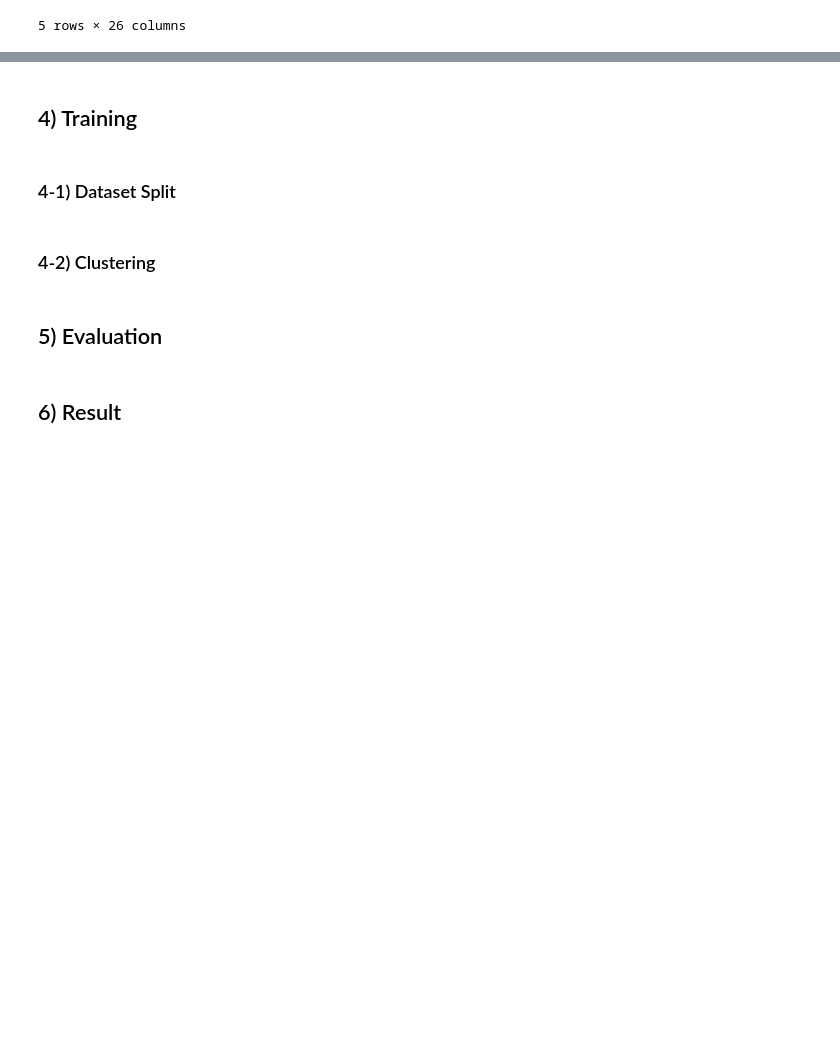
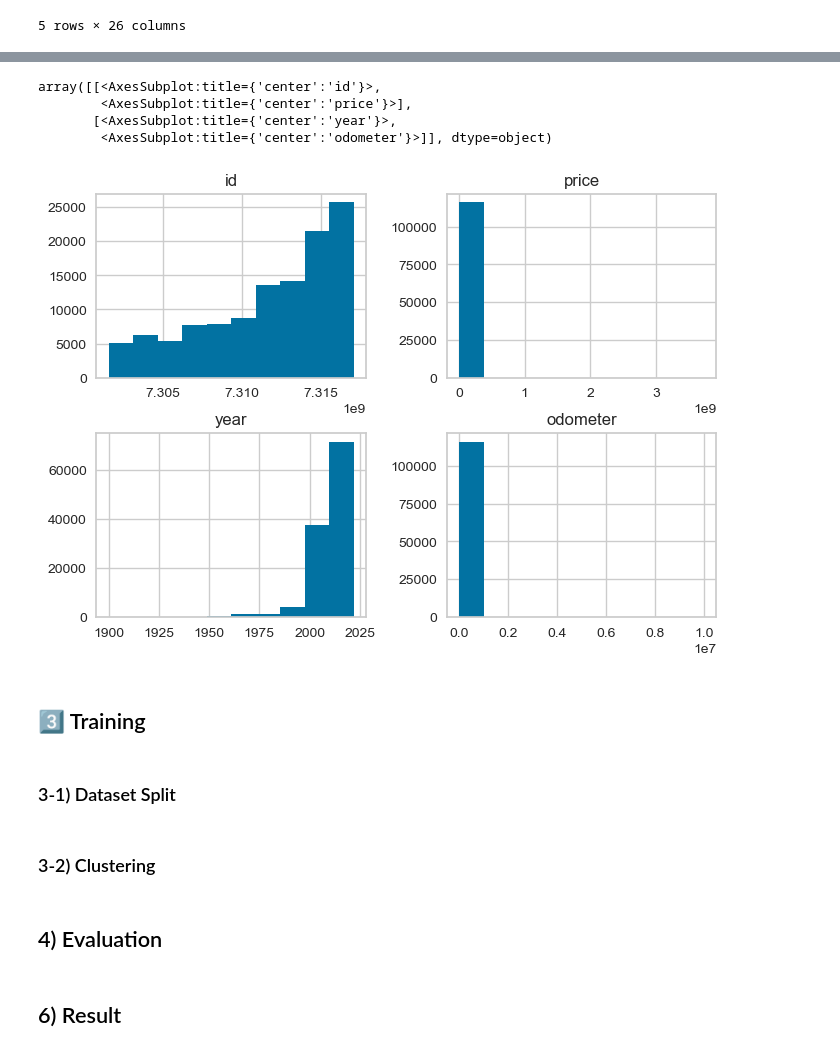
Before and after one commit to JeongYunLee/2023BigData, a Jupyter notebook: 2023_중고차_빅데이터팀플.ipynb, the cells around one changed output, grey strips where cells are left out. Cells and saved outputs as stored; diff of their text form; code cells hidden in the pictures; blank space fills up the shorter version.

```diff
--- a/2023_중고차_빅데이터팀플.ipynb
+++ b/2023_중고차_빅데이터팀플.ipynb
@@ -91,10 +176,18 @@ df.head()
+# %%
+df.hist()
+# %% [output]
+array([[<AxesSubplot:title={'center':'id'}>,
+        <AxesSubplot:title={'center':'price'}>],
+       [<AxesSubplot:title={'center':'year'}>,
+        <AxesSubplot:title={'center':'odometer'}>]], dtype=object)
+[figure, added]
 # %% [markdown]
-## 4) Training
+## 3️⃣ Training
 # %% [markdown]
-### 4-1) Dataset Split
+### 3-1) Dataset Split
 # %% [markdown]
-### 4-2) Clustering
+### 3-2) Clustering
 # %% [markdown]
-## 5) Evaluation
+## 4) Evaluation
 # %% [markdown]
 ## 6) Result
```
Also changed, not shown: parts of 15 cells of this notebook.
